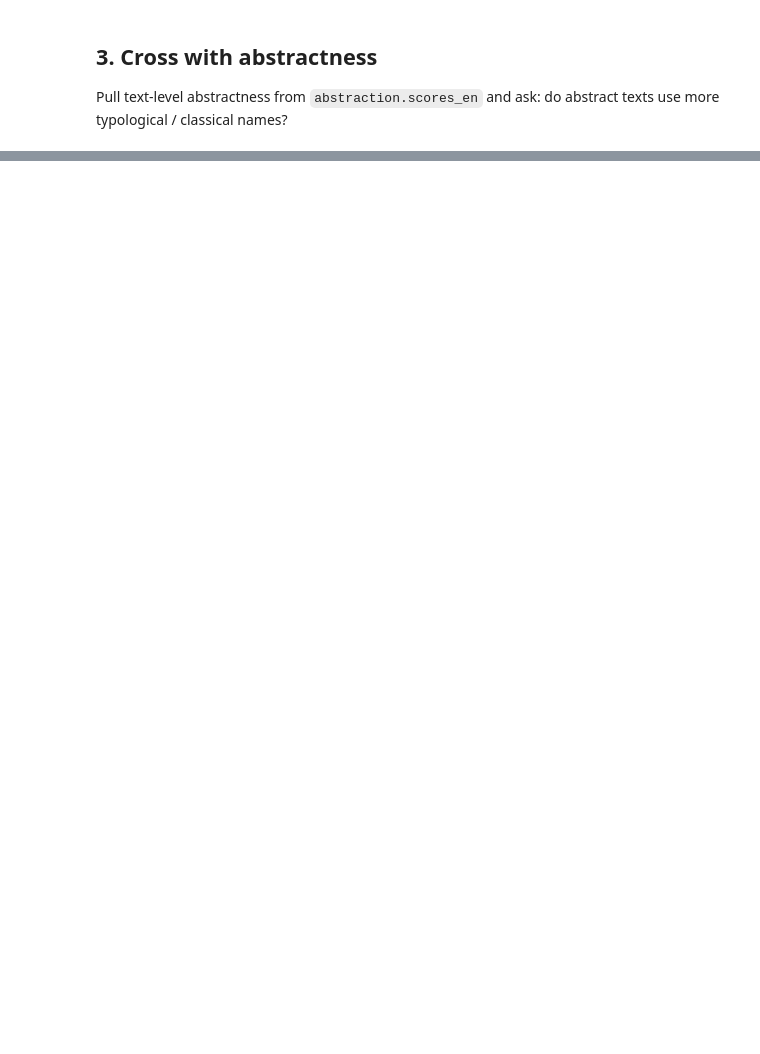
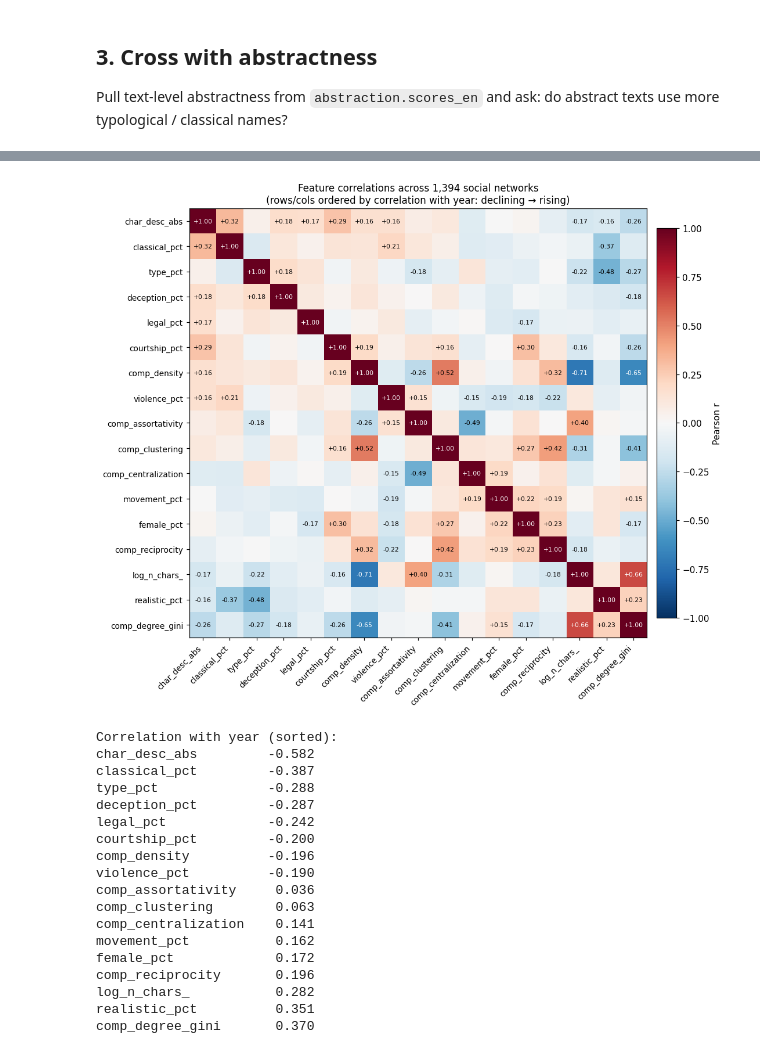
Before and after one commit to quadrismegistus/abstraction, a Jupyter notebook: notebooks/15-character-naming.ipynb, the cells around one changed output, grey strips where cells are left out. Cells and saved outputs as stored; diff of their text form; code cells hidden in the pictures; blank space fills up the shorter version.

```diff
--- a/notebooks/15-character-naming.ipynb
+++ b/notebooks/15-character-naming.ipynb
@@ -186,0 +245,69 @@ plt.show()
+# %%
+# Curated feature subset — naming, demography, events, graph topology, language.
+# Sign convention: char_desc_abs is flipped so + = abstract for consistency.
+df['char_desc_abs'] = -df['char_desc_conc']
+df['log_n_chars_'] = np.log1p(df['n_chars'])
+
+feat_corr = [
+    # naming
+    'realistic_pct', 'classical_pct', 'type_pct',
+    # demographics
+    'female_pct',
+    # events
+    'violence_pct', 'courtship_pct', 'movement_pct', 'deception_pct', 'legal_pct',
+    # cast size
+    'log_n_chars_',
+    # composite graph topology
+    'comp_density', 'comp_clustering', 'comp_reciprocity',
+    'comp_centralization', 'comp_degree_gini', 'comp_assortativity',
+    # description language
+    'char_desc_abs',
+]
+M = df[feat_corr].corr()
+
+# Order by correlation with year (rises first, declines last) — gives the
+# heatmap a temporal gradient, separating "C18-rising" from "C18-falling"
+year_corr = df[feat_corr + ['year']].corr()['year'].drop('year').sort_values()
+order = year_corr.index.tolist()
+M = M.loc[order, order]
+
+fig, ax = plt.subplots(figsize=(10, 8.5))
+im = ax.imshow(M.values, cmap='RdBu_r', vmin=-1, vmax=1, aspect='auto')
+ax.set_xticks(range(len(order)))
+ax.set_yticks(range(len(order)))
+ax.set_xticklabels(order, rotation=45, ha='right', fontsize=9)
+ax.set_yticklabels(order, fontsize=9)
+for i in range(len(order)):
+    for j in range(len(order)):
+        v = M.values[i, j]
+        if abs(v) >= 0.15:
+            ax.text(j, i, f'{v:+.2f}', ha='center', va='center',
+                    color='white' if abs(v) > 0.55 else 'black', fontsize=7)
+fig.colorbar(im, ax=ax, fraction=0.04, pad=0.02, label='Pearson r')
+ax.set_title('Feature correlations across 1,394 social networks\n(rows/cols ordered by correlation with year: declining → rising)',
+             fontsize=11)
+fig.tight_layout()
+fig.savefig('../figures/sn_feature_correlation.png', bbox_inches='tight')
+plt.show()
+print('\nCorrelation with year (sorted):')
+print(year_corr.round(3).to_string())
+# %% [output]
+[figure, added]
+Correlation with year (sorted):
+char_desc_abs         -0.582
+classical_pct         -0.387
+type_pct              -0.288
+deception_pct         -0.287
+legal_pct             -0.242
+courtship_pct         -0.200
+comp_density          -0.196
+violence_pct          -0.190
+comp_assortativity     0.036
+comp_clustering        0.063
+comp_centralization    0.141
+movement_pct           0.162
+female_pct             0.172
+comp_reciprocity       0.196
+log_n_chars_           0.282
+realistic_pct          0.351
+comp_degree_gini       0.370
```
Also changed, not shown: parts of 16 cells of this notebook, 5 other files.
